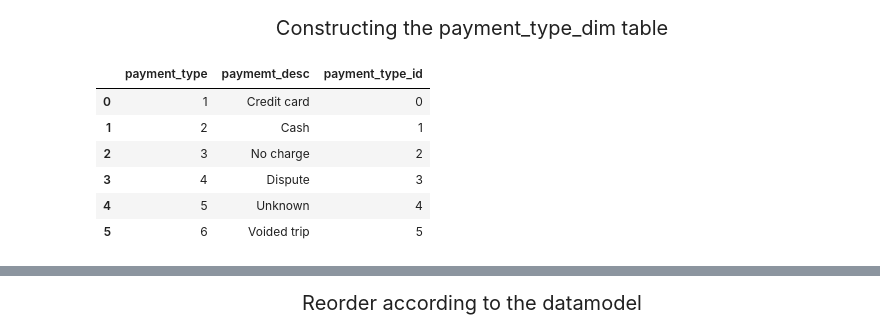
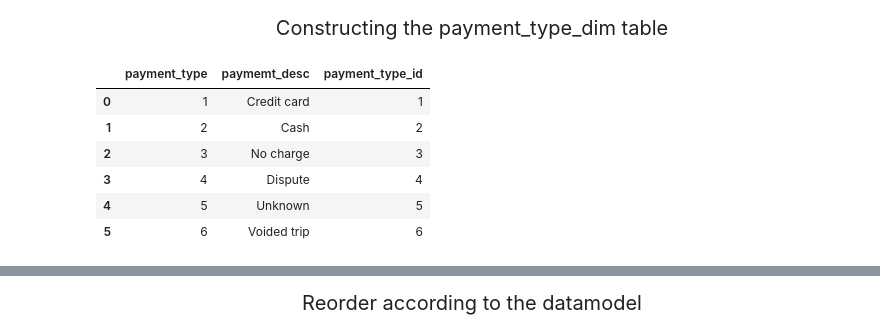
Before and after one commit to 1adityakadam/Uber_data_analytics, a Jupyter notebook: uber_data_analytics.ipynb, the cells around one changed output, grey strips where cells are left out. Saved outputs shown, nothing was run; the diff lists cells and outputs as text; code cells hidden in the pictures.

```diff
--- a/uber_data_analytics.ipynb
+++ b/uber_data_analytics.ipynb
@@ -393,21 +444,21 @@ store_and_fwd_dim
 # %%
 payment_type_data = {
  1: 'Credit card',
  2: 'Cash',
  3: 'No charge',
  4: 'Dispute',
  5: 'Unknown',
  6: 'Voided trip'
 }
 
 payment_type_dim = pd.DataFrame(payment_type_data.items(),columns=['payment_type','paymemt_desc'])
-payment_type_dim['payment_type_id'] = payment_type_dim.index
+payment_type_dim['payment_type_id'] = (payment_type_dim.index+1).astype(np.int8)
 payment_type_dim
 # %% [output]
 |  | payment_type | paymemt_desc | payment_type_id |
-| 0 | 1 | Credit card | 0 |
-| 1 | 2 | Cash | 1 |
-| 2 | 3 | No charge | 2 |
-| 3 | 4 | Dispute | 3 |
-| 4 | 5 | Unknown | 4 |
-| 5 | 6 | Voided trip | 5 |
+| 0 | 1 | Credit card | 1 |
+| 1 | 2 | Cash | 2 |
+| 2 | 3 | No charge | 3 |
+| 3 | 4 | Dispute | 4 |
+| 4 | 5 | Unknown | 5 |
+| 5 | 6 | Voided trip | 6 |
```
Also changed, not shown: parts of 24 cells of this notebook, 1 other file.
